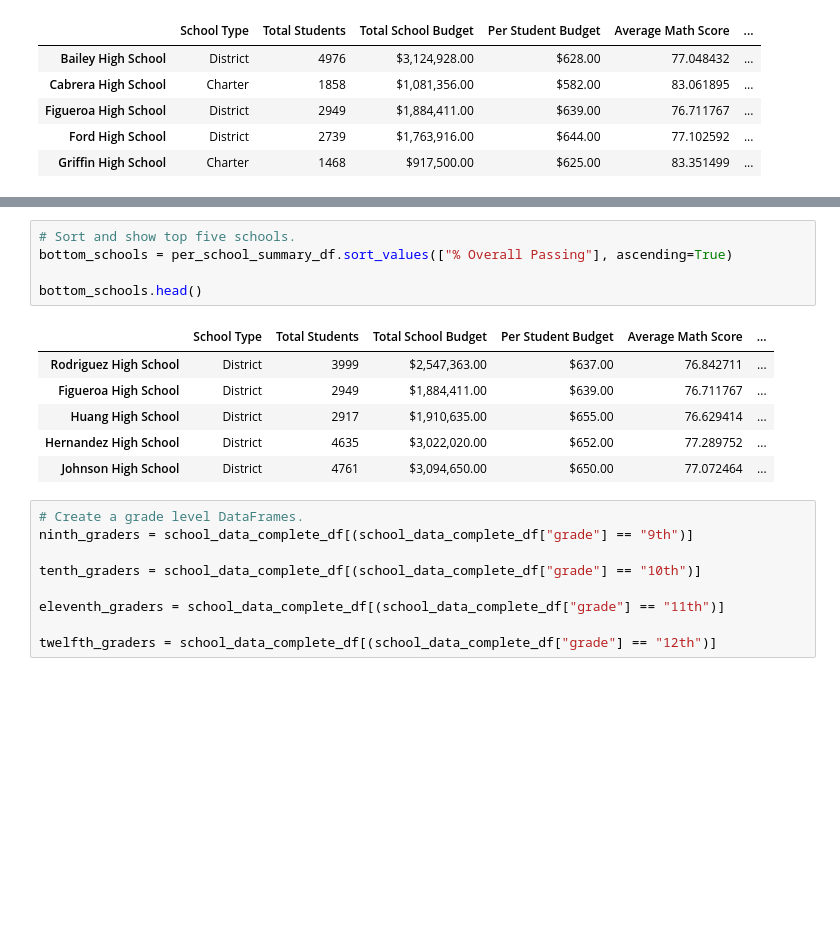
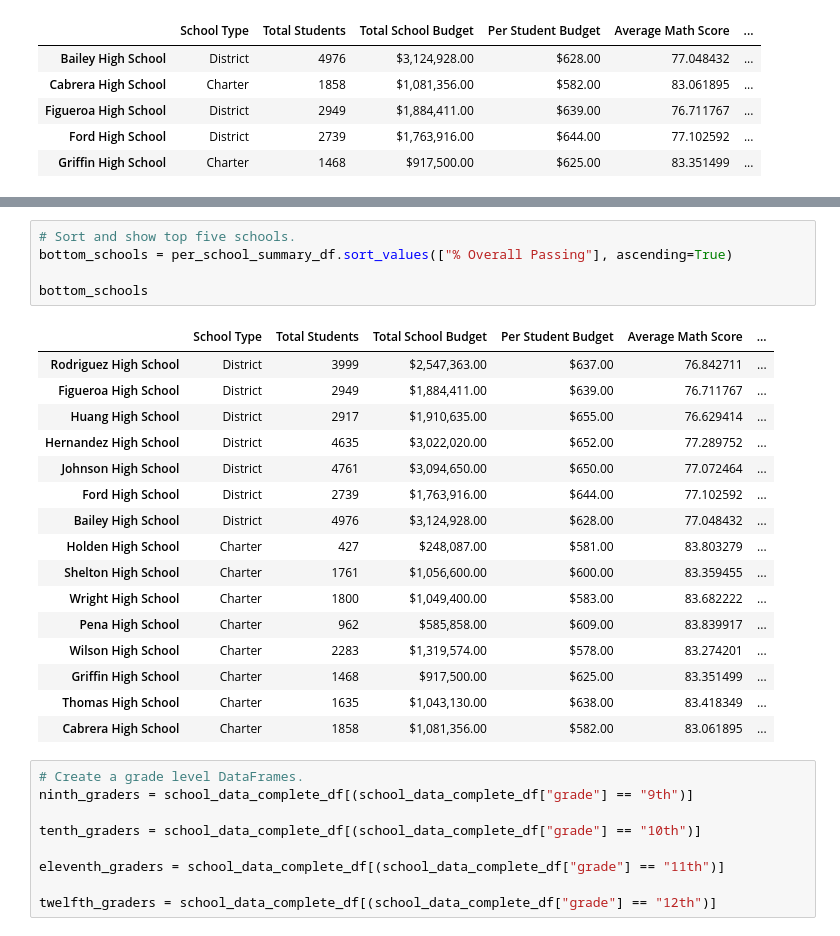
Before and after one commit to csparkma/berkeley-school-district-analysis, a Jupyter notebook: PyCitySchools.ipynb, the cells around one changed output, grey strips where cells are left out. Drawn from its saved outputs; the diff is of its cells as text; blank space fills up the shorter version.

```diff
--- a/PyCitySchools.ipynb
+++ b/PyCitySchools.ipynb
@@ -699,15 +719,25 @@ top_schools.head()
 # %%
 # Sort and show top five schools.
 bottom_schools = per_school_summary_df.sort_values(["% Overall Passing"], ascending=True)
 
-bottom_schools.head()
+bottom_schools
 # %% [output]
 |  | School Type | Total Students | Total School Budget | Per Student Budget | Average Math Score | ... |
 | Rodriguez High School | District | 3999 | $2,547,363.00 | $637.00 | 76.842711 | ... |
 | Figueroa High School | District | 2949 | $1,884,411.00 | $639.00 | 76.711767 | ... |
 | Huang High School | District | 2917 | $1,910,635.00 | $655.00 | 76.629414 | ... |
 | Hernandez High School | District | 4635 | $3,022,020.00 | $652.00 | 77.289752 | ... |
 | Johnson High School | District | 4761 | $3,094,650.00 | $650.00 | 77.072464 | ... |
+| Ford High School | District | 2739 | $1,763,916.00 | $644.00 | 77.102592 | ... |
+| Bailey High School | District | 4976 | $3,124,928.00 | $628.00 | 77.048432 | ... |
+| Holden High School | Charter | 427 | $248,087.00 | $581.00 | 83.803279 | ... |
+| Shelton High School | Charter | 1761 | $1,056,600.00 | $600.00 | 83.359455 | ... |
+| Wright High School | Charter | 1800 | $1,049,400.00 | $583.00 | 83.682222 | ... |
+| Pena High School | Charter | 962 | $585,858.00 | $609.00 | 83.839917 | ... |
+| Wilson High School | Charter | 2283 | $1,319,574.00 | $578.00 | 83.274201 | ... |
+| Griffin High School | Charter | 1468 | $917,500.00 | $625.00 | 83.351499 | ... |
+| Thomas High School | Charter | 1635 | $1,043,130.00 | $638.00 | 83.418349 | ... |
+| Cabrera High School | Charter | 1858 | $1,081,356.00 | $582.00 | 83.061895 | ... |
 # %%
 # Create a grade level DataFrames.
 ninth_graders = school_data_complete_df[(school_data_complete_df["grade"] == "9th")]
```
Also changed, not shown: parts of 3 cells of this notebook, 1 other file.
